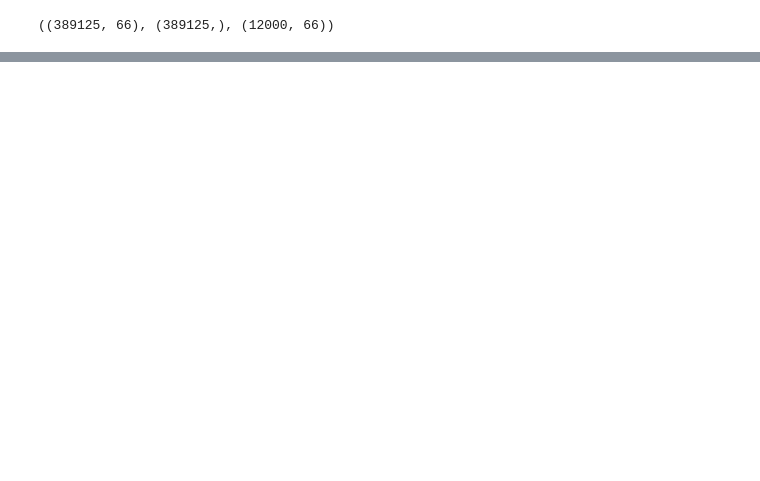
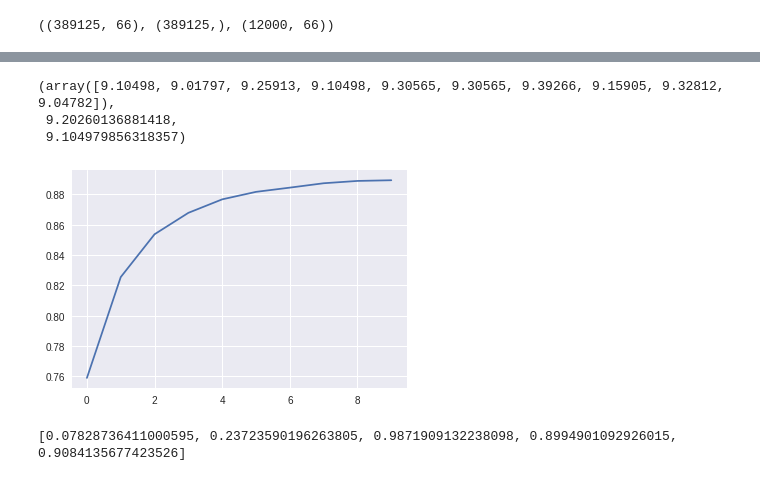
Before and after one commit to prajwal-vijendra/fastai-ML, a Jupyter notebook: fastai_ml1.ipynb, the cells around one changed output, grey strips where cells are left out. Drawn from its saved outputs; the diff is of its cells as text; code cells hidden in the pictures; blank space fills up the shorter version.

```diff
--- a/fastai_ml1.ipynb
+++ b/fastai_ml1.ipynb
@@ -280,0 +276,17 @@ Wall time: 48.2 s
+# %%
+preds = np.stack([t.predict(X_valid) for t in m.estimators_])
+preds[:,0], np.mean(preds[:,0]), y_valid[0]
+# %% [output]
+(array([9.10498, 9.01797, 9.25913, 9.10498, 9.30565, 9.30565, 9.39266, 9.15905, 9.32812, 9.04782]),
+ 9.20260136881418,
+ 9.104979856318357)
+# %%
+plt.plot([metrics.r2_score(y_valid, np.mean(preds[:i+1], axis=0)) for i in range(10)]);
+# %% [output]
+[figure, added]
+# %%
+m = RandomForestRegressor(n_estimators=40, n_jobs=-1, oob_score=True)
+m.fit(X_train, y_train)
+print_score(m)
+# %% [output]
+[0.07828736411000595, 0.23723590196263805, 0.9871909132238098, 0.8994901092926015, 0.9084135677423526]
```
Also changed, not shown: parts of 12 cells of this notebook.
